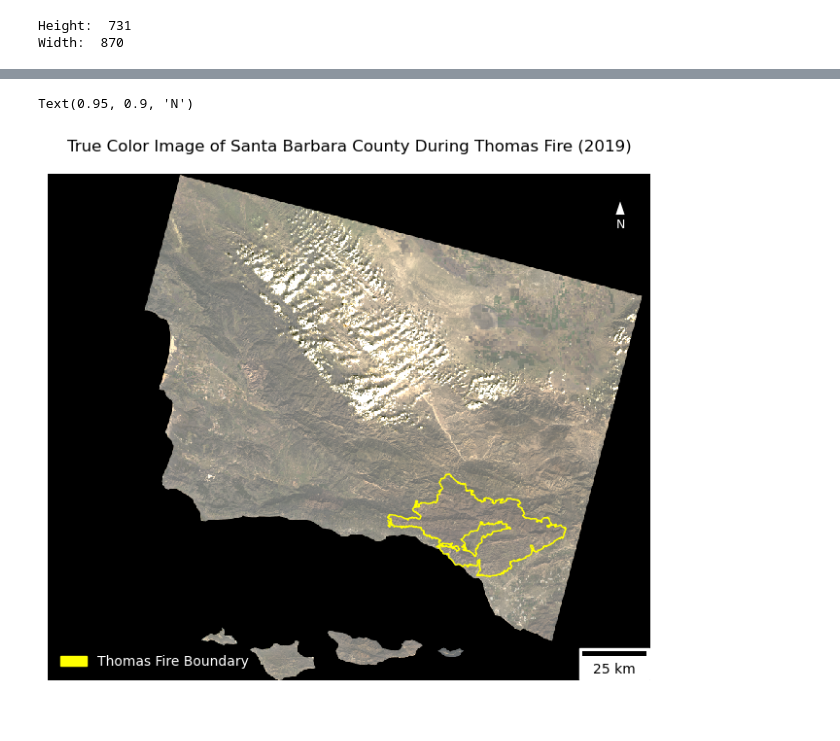
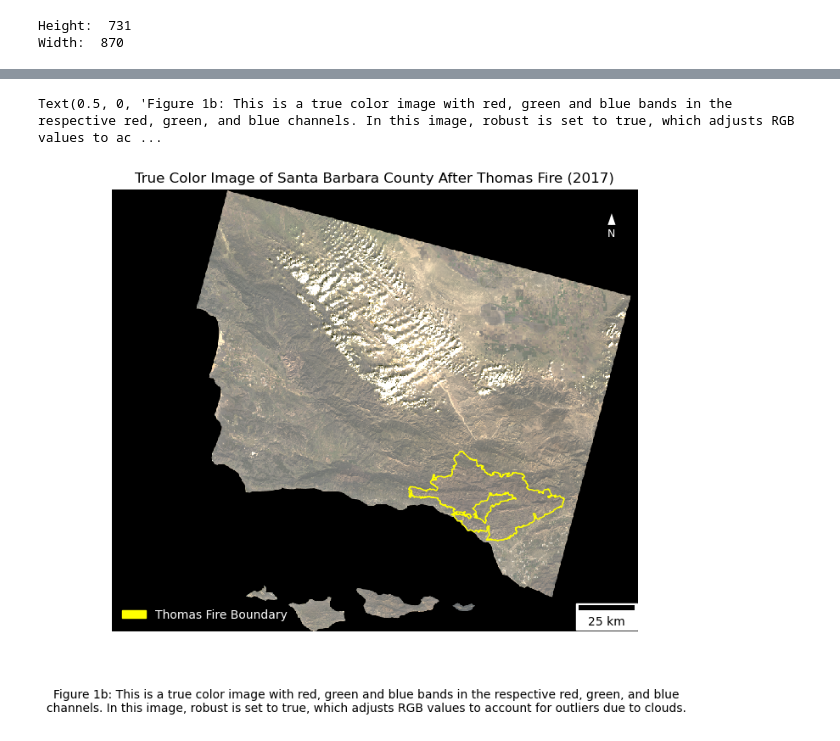
Before and after one commit to katleyq/eds220-hwk4, a Jupyter notebook: hwk4-task2-false-color-LE.ipynb, the cells around one changed output, grey strips where cells are left out. Drawn from its saved outputs; the diff is of its cells as text; code cells hidden in the pictures.

```diff
--- a/hwk4-task2-false-color-LE.ipynb
+++ b/hwk4-task2-false-color-LE.ipynb
@@ -123,37 +189,45 @@ This is
 # %%
-# Initialize a new
+# Initialize a new plot
 fig, ax = plt.subplots(figsize = (8, 6*landsat_aspect_ratio))
 
+# Remove axes
 ax.axis('off')
 
+# Plot RGB values in respective RGB channels and adjust values to correct outliers from clouds
 xr.Dataset(landsat[['red', 'green', 'blue']]).to_array().plot.imshow(robust = True)
 
-ax.set_title('True Color Image of Santa Barbara County During Thomas Fire (2019)')
+ax.set_title('True Color Image of Santa Barbara County After Thomas Fire (2017)')
 
+# Overlay thomas_fire polygon
 thomas_fire.plot(ax = ax,
                  color = 'none',
                 edgecolor = 'yellow',
                 linewidth = 1)
 
+# Create scale bar specifications
 scalebar = ScaleBar(1,  # Scale in units per pixel
-                    units='m',  # Units of the scale bar ('m' for meters)
+                    units='m',  # units (meters)
                     location='lower right',  # Position of the scale bar
-                    scale_loc='bottom')  # Place the scale below the bar
+                    scale_loc='bottom')
 
 # Add scalebar created above to plot
 ax.add_artist(scalebar)
 
+# Create a legend for thomas_fire boundary
 ax.legend(handles = [mpatches.Patch(color='yellow',
                           label='Thomas Fire Boundary')],
           loc = "lower left",
           labelcolor = "white",
           frameon=False)
 
 # Add a north arrow
 ax.annotate('N', xy=(0.95, 0.95), xytext=(0.95, 0.9),
             arrowprops=dict(facecolor='white', width=1, headwidth=8),
             ha='center', va='center', fontsize=9, color='white',
             xycoords='axes fraction')
+
+# Add figure description
+plt.figtext(0.5, 0, "Figure 1b: This is a true color image with red, green and blue bands in the respective red, green, and blue channels. In this image, robust is set to true, which adjusts RGB values to account for outliers due to clouds.", wrap=True, horizontalalignment='center', fontsize=10)
 # %% [output]
-Text(0.95, 0.9, 'N')
+Text(0.5, 0, 'Figure 1b: This is a true color image with red, green and blue bands in the respective red, green, and blue channels. In this image, robust is set to true, which adjusts RGB values to ac ...
-[figure, old version]
+[figure, new version]
```
Also changed, not shown: parts of 23 cells of this notebook, 2 other files.
